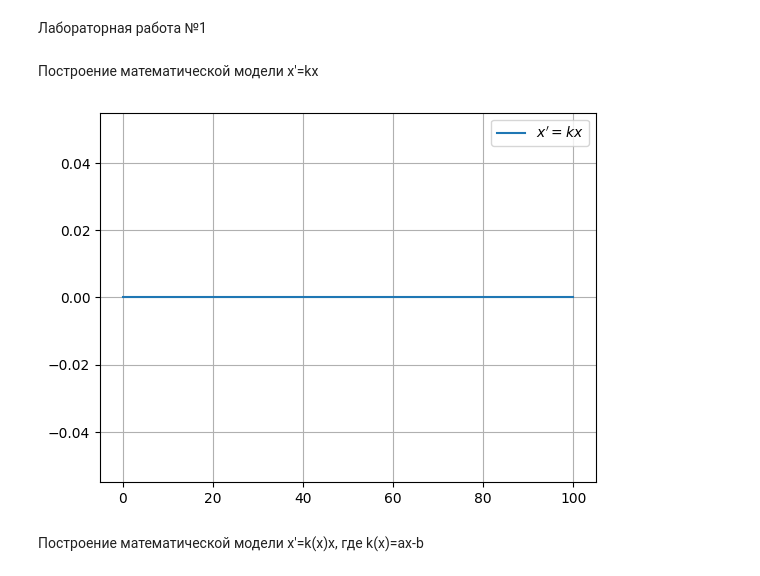
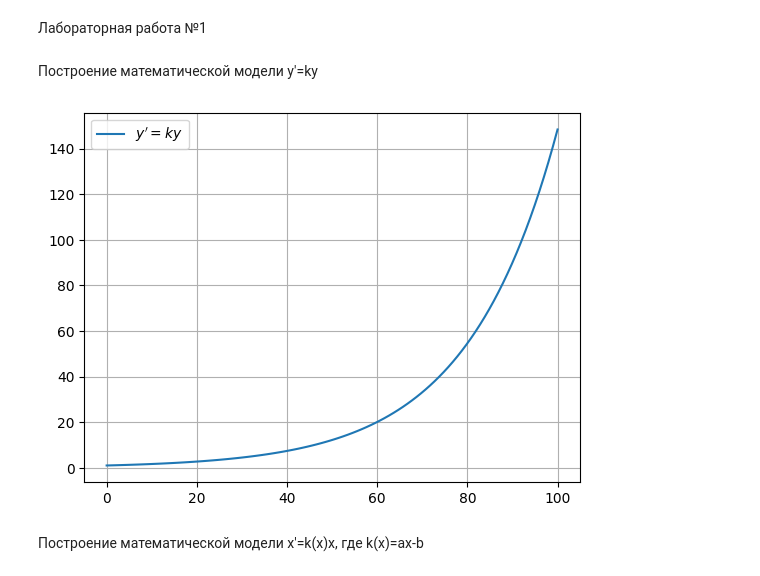
Before and after one commit to Mary-Zinoveva/MMVSULAB1, a Jupyter notebook: lab1.ipynb, the cells around one changed output. Drawn from its saved outputs; the diff is of its cells as text; code cells hidden in the pictures.

```diff
--- a/lab1.ipynb
+++ b/lab1.ipynb
@@ -5,32 +5,32 @@
 # %% [markdown]
 Лабораторная работа №1
 # %% [markdown]
-Построение математической модели x'=kx
+Построение математической модели у'=kу
 # %%
 import matplotlib.pyplot as plt
 import numpy as np
 from scipy.integrate import odeint
 
 #Определяем функцию, задающую значения параметрам дифференциального уравнения, определяем вид диффура
 def dydt(y,t):
-  k=-5
+  k=0.05
   return k*y
 
 #Создаем область построения
 t=np.linspace(0,100,100)
 
 #решаем диффур, обозначаем функцию решения solve
-solve=odeint(dydt, y0=0, t=t)
+solve=odeint(dydt, y0=1, t=t)
 solve=solve.flatten()
 
 #Строим график мат.модели
 %matplotlib inline
-plt.plot(t, solve, label=r"$x'=kx$")
+plt.plot(t, solve, label=r"$у'=kу$")
 plt.grid(True)
 plt.legend()
 plt.show()
 # %% [output]
-[figure, old version]
+[figure, new version]
 # %% [markdown]
 Построение математической модели x'=k(x)x, где k(x)=ax-b
 # %%
```
Also changed, not shown: parts of 16 cells of this notebook.
